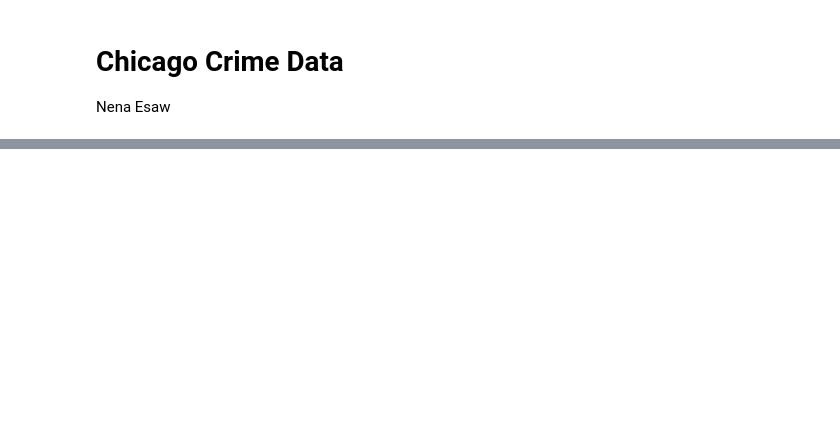
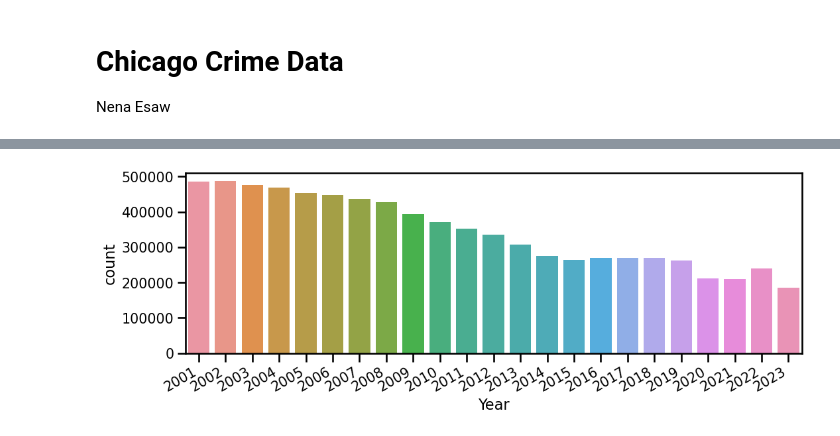
Before and after one commit to nenarossbce/Project-4-Part-1, a Jupyter notebook: Chicago Crime Data Project 4 Part 1 .ipynb, the cells around one changed output, grey strips where cells are left out. Drawn from its saved outputs; the diff is of its cells as text; code cells hidden in the pictures; blank space fills up the shorter version.

```diff
--- a/Chicago Crime Data Project 4 Part 1 .ipynb
+++ b/Chicago Crime Data Project 4 Part 1 .ipynb
@@ -32,0 +194,4 @@ PermissionError: [Errno 13] Permission denied: 'Data/Chicago'
+# %%
+df['Date'] = pd.to_datetime(df['Date'], format="%m/%d/%Y %I:%M:%S %p")
+#verify changes made
+df.info()
@@ -32,0 +319,3 @@ PermissionError: [Errno 13] Permission denied: 'Data/Chicago'
+# %%
+## Engineering Features using components of the date/time
+df_ts['Year']  = df_ts.index.year
@@ -32,0 +341,7 @@ PermissionError: [Errno 13] Permission denied: 'Data/Chicago'
+# %%
+## visualizing years
+ax = sns.countplot(data=df_ts, x='Year')
+fig = ax.get_figure()
+fig.autofmt_xdate();
+# %% [output]
+[figure, added]
```
Also changed, not shown: parts of 36 cells of this notebook.
